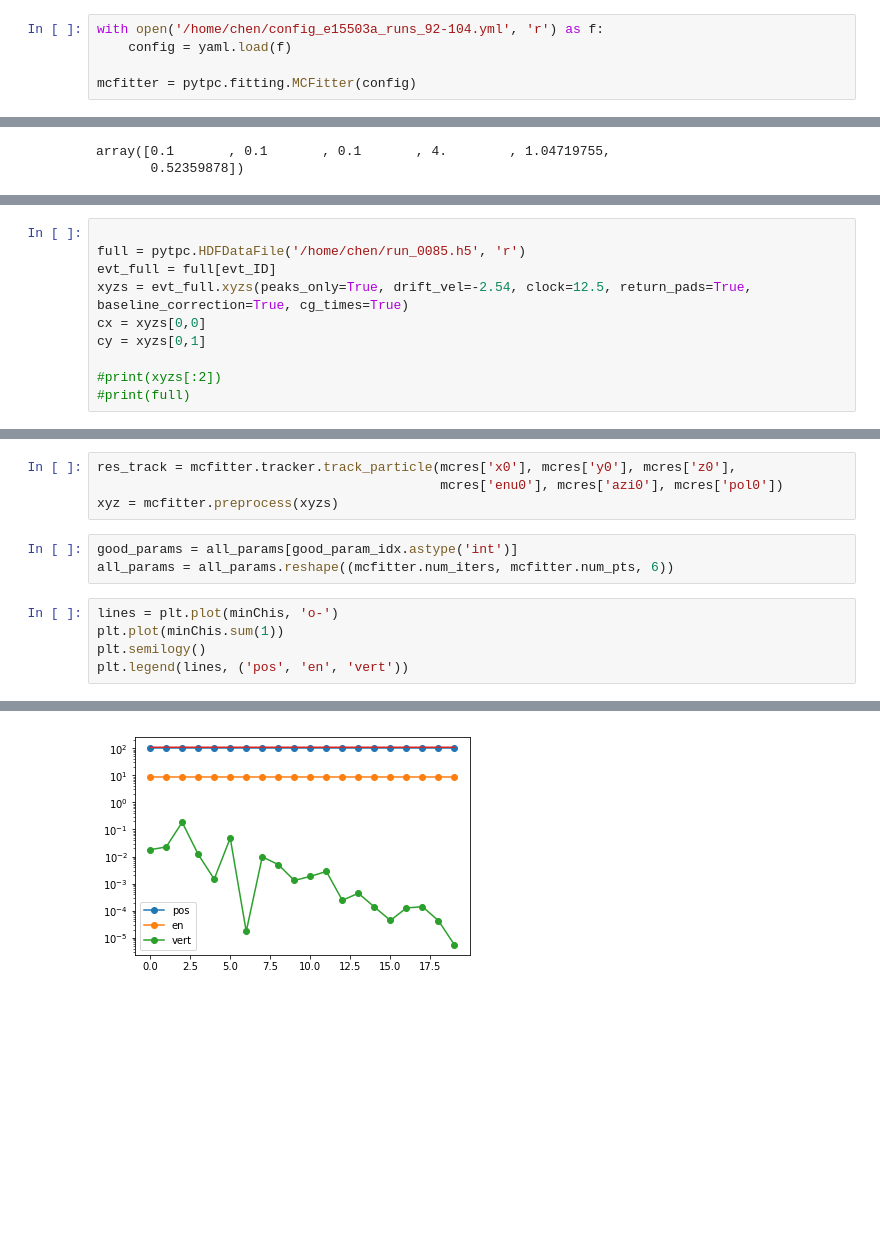
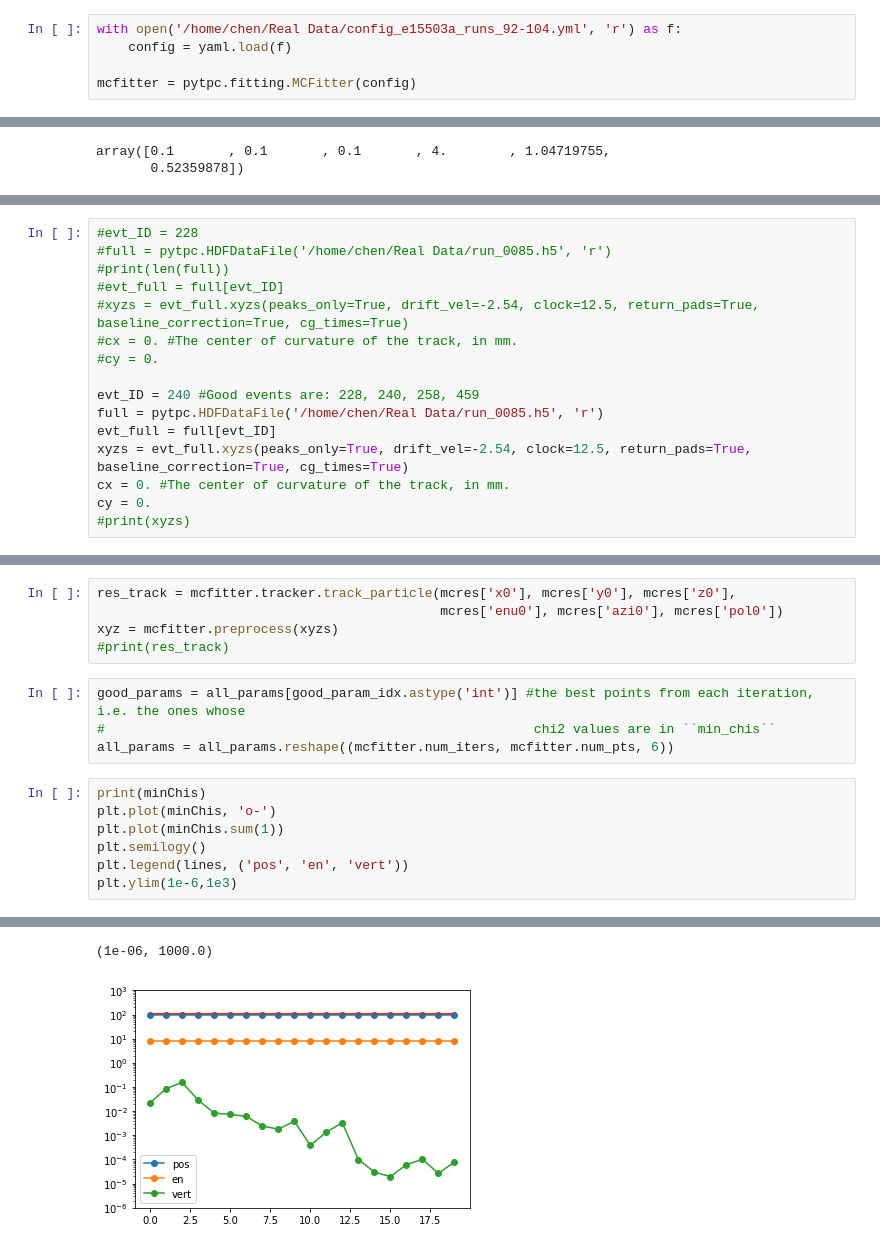
Before and after one commit to chchen123/Monte-Carlo, a Jupyter notebook: MCFitter_Run_0085.ipynb, the cells around one changed output, grey strips where cells are left out. Drawn from its saved outputs; the diff is of its cells as text; blank space fills up the shorter version.

```diff
--- a/MCFitter_Run_0085.ipynb
+++ b/MCFitter_Run_0085.ipynb
@@ -23,7 +24,7 @@ from scipy.fftpack import fft, ifft, fftshift, ifftshift
 from copy import copy, deepcopy
 from pytpc.utilities import find_exclusion_region, read_lookup_table
 # %%
-with open('/home/chen/config_e15503a_runs_92-104.yml', 'r') as f:
+with open('/home/chen/Real Data/config_e15503a_runs_92-104.yml', 'r') as f:
     config = yaml.load(f)
 
 mcfitter = pytpc.fitting.MCFitter(config)
@@ -55,10 +56,16 @@ beampads = np.fromfile(config['beampads_path'], sep=',', dtype='int')
 # %%
+#evt_ID = 228
+#full = pytpc.HDFDataFile('/home/chen/Real Data/run_0085.h5', 'r')
+#print(len(full))
+#evt_full = full[evt_ID]
+#xyzs = evt_full.xyzs(peaks_only=True, drift_vel=-2.54, clock=12.5, return_pads=True, baseline_correction=True, cg_times=True)
+#cx = 0. #The center of curvature of the track, in mm.
+#cy = 0.
 
-full = pytpc.HDFDataFile('/home/chen/run_0085.h5', 'r')
+evt_ID = 240 #Good events are: 228, 240, 258, 459
+full = pytpc.HDFDataFile('/home/chen/Real Data/run_0085.h5', 'r')
 evt_full = full[evt_ID]
 xyzs = evt_full.xyzs(peaks_only=True, drift_vel=-2.54, clock=12.5, return_pads=True, baseline_correction=True, cg_times=True)
-cx = xyzs[0,0]
-cy = xyzs[0,1]
-
-#print(xyzs[:2])
-#print(full)
+cx = 0. #The center of curvature of the track, in mm.
+cy = 0.
+#print(xyzs)
@@ -74,12 +94,16 @@ mcres, minChis, all_params, good_param_idx = mcfitter.process_event(xyz, cu, cv,
 res_track = mcfitter.tracker.track_particle(mcres['x0'], mcres['y0'], mcres['z0'],
                                             mcres['enu0'], mcres['azi0'], mcres['pol0'])
 xyz = mcfitter.preprocess(xyzs)
+#print(res_track)
 # %%
-good_params = all_params[good_param_idx.astype('int')]
+good_params = all_params[good_param_idx.astype('int')] #the best points from each iteration, i.e. the ones whose
+#                                                       chi2 values are in ``min_chis``
 all_params = all_params.reshape((mcfitter.num_iters, mcfitter.num_pts, 6))
 # %%
-lines = plt.plot(minChis, 'o-')
+print(minChis)
+plt.plot(minChis, 'o-')
 plt.plot(minChis.sum(1))
 plt.semilogy()
 plt.legend(lines, ('pos', 'en', 'vert'))
+plt.ylim(1e-6,1e3)
 # %% [output]
@@ -87,2 +130,3 @@ plt.legend(lines, ('pos', 'en', 'vert'))
+(1e-06, 1000.0)
-[figure, old version]
+[figure, new version]
 # %%
```
Also changed, not shown: parts of 11 cells of this notebook.
